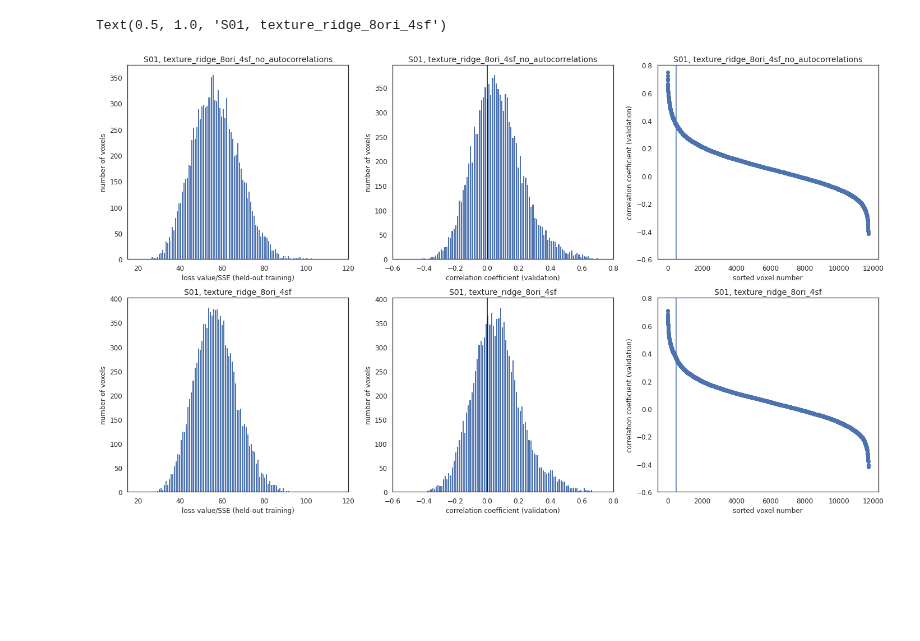
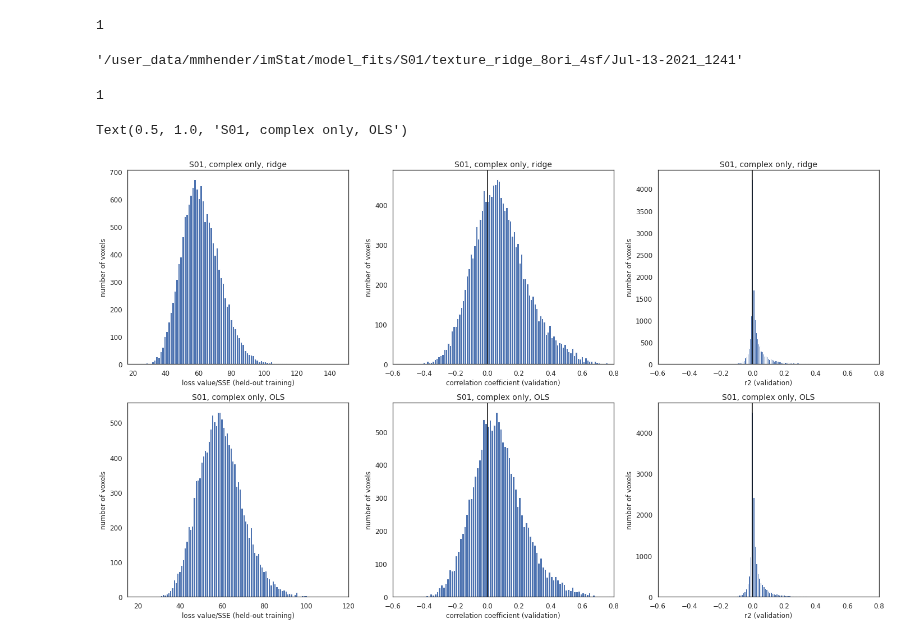
Before and after one commit to mmhenderson/modfit, a Jupyter notebook: notebooks/plot_results/compare_models.ipynb, the cells around one changed output. Drawn from its saved outputs; the diff is of its cells as text; code cells hidden in the pictures; blank space fills up the shorter version.

```diff
--- a/notebooks/plot_results/compare_models.ipynb
+++ b/notebooks/plot_results/compare_models.ipynb
@@ -116,20 +128,34 @@ loading from /user_data/mmhender/imStat/model_fits/S01/texture_ridge_8ori_4sf/Ju
 
 dict_keys(['feature_table_simple', 'sf_tuning_masks_simple', 'ori_tuning_masks_simple', 'cyc_per_stim_simple', 'orients_deg_simple', 'orient_filters_simple', 'feature_table_complex', 'sf_tuning_masks_ ...
+# %%
+out2['up_to_sess']
+# %% [output]
+1
+# %%
+subfolder2load
+# %% [output]
+'/user_data/mmhender/imStat/model_fits/S01/texture_ridge_8ori_4sf/Jul-13-2021_1241'
 # %%
 # Pulling out useful elements from the saved data
 
 voxel_mask = out1['voxel_mask']
 brain_nii_shape = out1['brain_nii_shape']
-voxel_idx = out1['voxel_index']
+voxel_idx = out1['voxel_index'][0]
 voxel_roi = out1['voxel_roi']
+if len(voxel_roi)==2:
+    [roi_labels_retino, roi_labels_categ] = copy.deepcopy(voxel_roi)
+    roi_labels_retino = roi_labels_retino[voxel_idx]
+    roi_labels_categ = roi_labels_categ[voxel_idx]
 
 assert(np.all(voxel_mask==out2['voxel_mask']))
 assert(np.all(brain_nii_shape==out2['brain_nii_shape']))
 assert(np.all(voxel_idx==out2['voxel_index']))
-assert(np.all(voxel_roi==out2['voxel_roi']))
+assert(np.all(voxel_roi[0]==out2['voxel_roi'][0]))
+assert(np.all(voxel_roi[1]==out2['voxel_roi'][1]))
 
 
 val_cc1 = out1['val_cc']
+val_r2_1 = np.sign(val_cc1)*val_cc1**2
 best_params1 = out1['best_params']
 best_losses1 = out1['best_losses']
 if 'best_lambdas' in out1.keys():
@@ -142,6 +168,7 @@ else:
     lambdas1 = None
 
 val_cc2 = out2['val_cc']
+val_r2_2 = np.sign(val_cc2)*val_cc2**2
 best_params2 = out2['best_params']
 best_losses2 = out2['best_losses']
 if 'best_lambdas' in out2.keys():
@@ -160,3 +189,7 @@ n_rois = len(group_names)
+# %%
+out2['up_to_sess']
+# %% [output]
+1
 # %%
 # Plot summary of performance
 loss_lims = [15,120]
@@ -165,52 +198,52 @@ plt.figure(figsize=(24,14));
 
 plt.subplot(2,3,1)
 plt.hist(best_losses1,100)
-plt.xlim(loss_lims)
+# plt.xlim(loss_lims)
 plt.xlabel('loss value/SSE (held-out training)');
 plt.ylabel('number of voxels');
-plt.title('S%02d, %s'%(subject, fitting_type1))
+plt.title('S%02d, %s'%(subject, name1))
 
 plt.subplot(2,3,2)
 plt.hist(val_cc1,100)
 plt.xlim([-0.6, 0.8])
 plt.xlabel('correlation coefficient (validation)');
 plt.ylabel('number of voxels');
 plt.axvline(0,color='k')
-plt.title('S%02d, %s'%(subject, fitting_type1))
+plt.title('S%02d, %s'%(subject, name1))
 
 plt.subplot(2,3,3)
-plt.plot(np.sort(val_cc1)[::-1],'-o')
-plt.axvline(500)
-plt.ylim([-0.6, 0.8])
-plt.xlabel('sorted voxel number')
-plt.ylabel('correlation coefficient (validation)')
-plt.title('S%02d, %s'%(subject, fitting_type1))
+plt.hist(val_r2_1,100)
+plt.xlim([-0.6, 0.8])
+plt.axvline(0,color='k')
+plt.xlabel('r2 (validation)');
+plt.ylabel('number of voxels');
+plt.title('S%02d, %s'%(subject,  name1))
 
 plt.subplot(2,3,4)
 plt.hist(best_losses2,100)
 plt.xlim(loss_lims)
 plt.xlabel('loss value/SSE (held-out training)');
 plt.ylabel('number of voxels');
-plt.title('S%02d, %s'%(subject, fitting_type2))
+plt.title('S%02d, %s'%(subject, name2))
 
 plt.subplot(2,3,5)
 plt.hist(val_cc2,100)
 plt.xlim([-0.6, 0.8])
 plt.xlabel('correlation coefficient (validation)');
 plt.ylabel('number of voxels');
 plt.axvline(0,color='k')
-plt.title('S%02d, %s'%(subject, fitting_type2))
+plt.title('S%02d, %s'%(subject, name2))
 
 plt.subplot(2,3,6)
-plt.plot(np.sort(val_cc2)[::-1],'-o')
-plt.axvline(500)
-plt.ylim([-0.6, 0.8])
-plt.xlabel('sorted voxel number')
-plt.ylabel('correlation coefficient (validation)')
-plt.title('S%02d, %s'%(subject, fitting_type2))
+plt.hist(val_r2_2,100)
+plt.xlim([-0.6, 0.8])
+plt.axvline(0,color='k')
+plt.xlabel('r2 (validation)');
+plt.ylabel('number of voxels');
+plt.title('S%02d, %s'%(subject, name2))
 # %% [output]
-Text(0.5, 1.0, 'S01, texture_ridge_8ori_4sf')
+Text(0.5, 1.0, 'S01, complex only, OLS')
-[figure, old version]
+[figure, new version]
 # %%
 plt.figure(figsize=(24,6))
 
```
Also changed, not shown: parts of 7 cells of this notebook, 15 other files.
